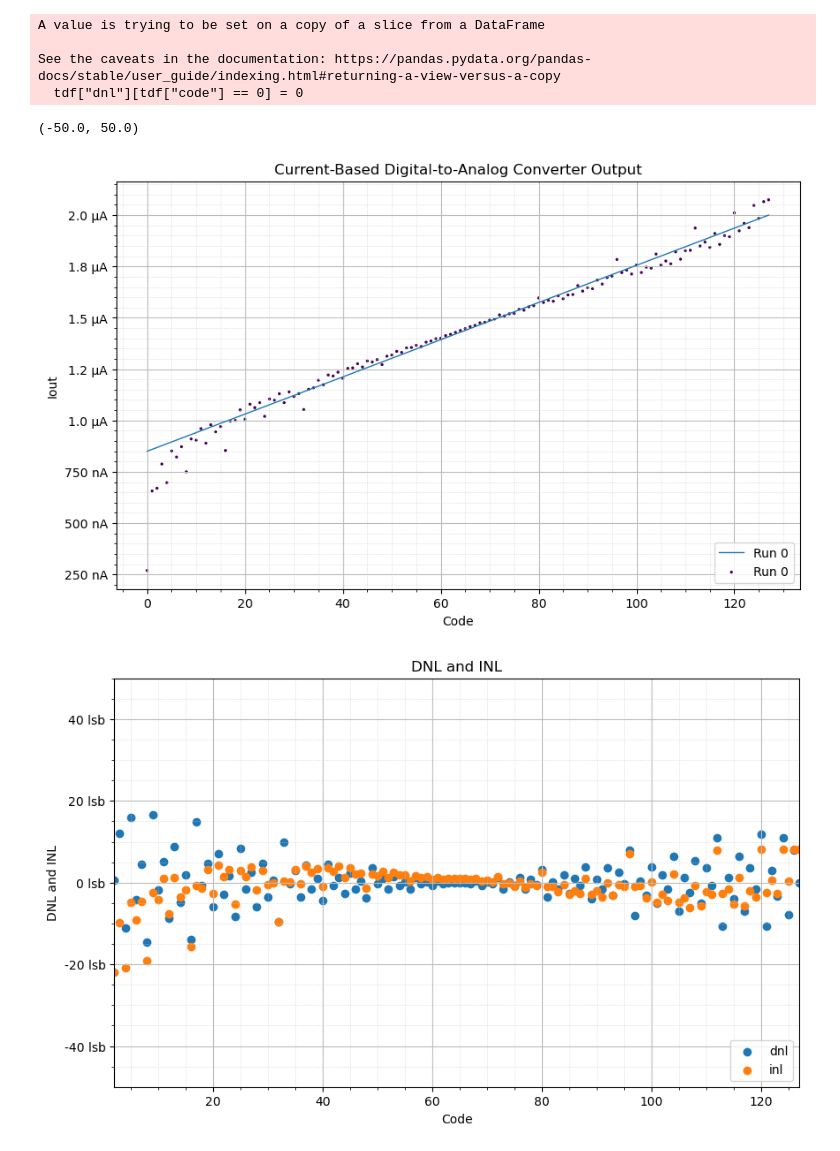
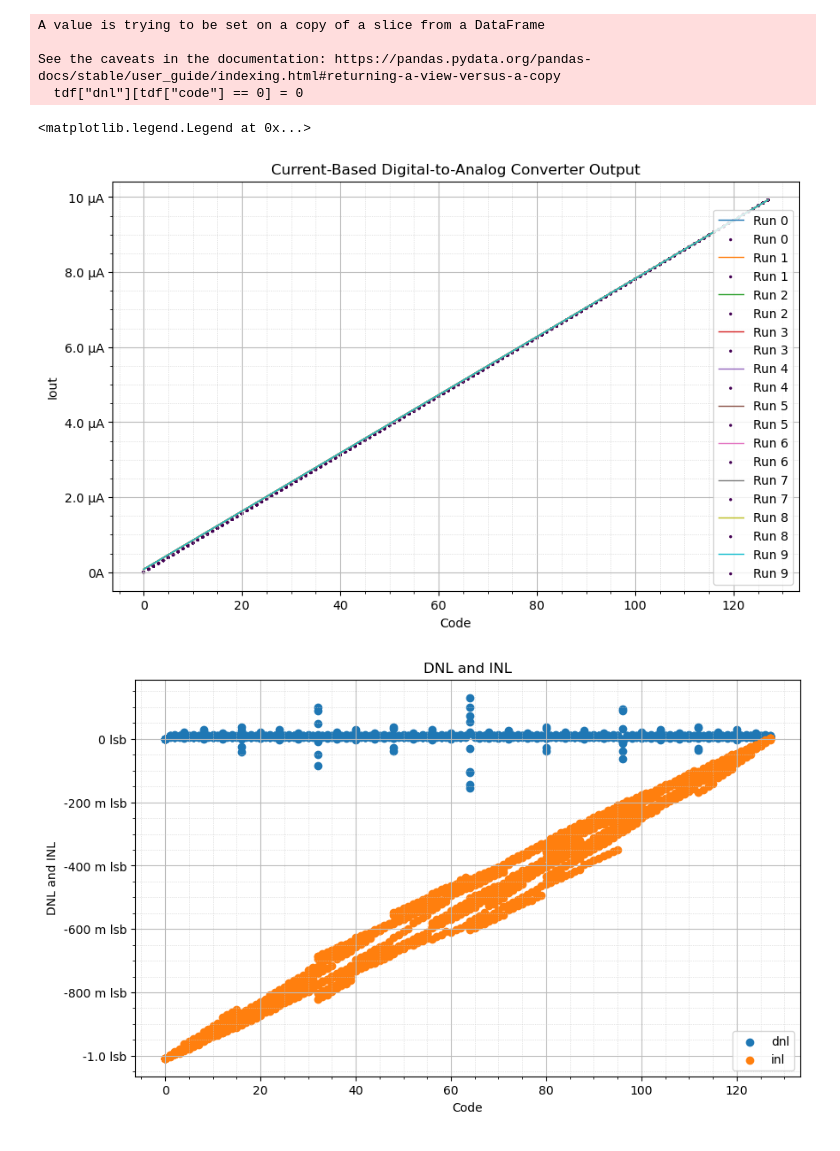
Before and after one commit to James-Jagielski/7-bit-D-A-converter-MP4-MADVLSI, a Jupyter notebook: schematics/simulations/plot_dac_mc.ipynb, the cells around one changed output. Cells and saved outputs as stored; diff of their text form; code cells hidden in the pictures.

```diff
--- a/schematics/simulations/plot_dac_mc.ipynb
+++ b/schematics/simulations/plot_dac_mc.ipynb
@@ -10,7 +10,8 @@ n_bits = 7
 n_codes = 2 ** n_bits
 mc_simulations = []
 # results_dir = "ieee_DAC/simulation_results/"
-results_dir = "ieee_DAC/dac_with_external_bias_gen/test_71"
+# results_dir = "ieee_DAC/dac_with_external_bias_gen/test_70"
+results_dir = "ieee_DAC/dac_with_external_bias_gen/test_4"
 
 for filenum, filename in enumerate(os.listdir(results_dir)):
     df = pd.read_csv(os.path.join(results_dir, filename), delimiter = "\s+")
@@ -38,10 +39,11 @@ plt.figure(figsize = (10, 6))
 mc_helper.axes_labels("Code", "", "Iout", "A", "Current-Based Digital-to-Analog Converter Output")
 mc_helper.make_grids()
 
-# Iout_for_max_code = np.mean(tdf["Iout"][tdf["code"] == max(tdf["code"])])
+Iout_for_max_code = np.mean(tdf["Iout"][tdf["code"] == max(tdf["code"])])
 # Iout_for_min_code = np.mean(tdf["Iout"][tdf["code"] == min(tdf["code"])+1])
-Iout_for_max_code = 2e-6
-Iout_for_min_code = 850e-9
+Iout_for_min_code = 0
+# Iout_for_max_code = 2e-6
+# Iout_for_min_code = 850e-9
 lsb = (Iout_for_max_code - Iout_for_min_code) / (n_codes - 1)
 tdf["Iout_ideal"] = lsb * tdf["code"] + Iout_for_min_code
 tdf["Iout_error"] = tdf["Iout"] - tdf["Iout_ideal"]
@@ -73,6 +75,6 @@ mc_helper.make_grids()
 plt.scatter(tdf["code"], tdf["dnl"], label = "dnl")
 plt.scatter(tdf["code"], tdf["inl"], label = "inl")
 plt.legend(loc = "lower right")
-plt.xlim(2, 127)
-plt.ylim(-50, 50)
+# plt.xlim(2, 127)
+# plt.ylim(-50, 50)
 # %% [output]
@@ -93,7 +95,7 @@ Final dataframe:
 A value is trying to be set on a copy of a slice from a DataFrame
 
 See the caveats in the documentation: https://pandas.pydata.org/pandas-docs/stable/user_guide/indexing.html#returning-a-view-versus-a-copy
   tdf["dnl"][tdf["code"] == 0] = 0
-(-50.0, 50.0)
+<matplotlib.legend.Legend at 0x...>
-[figure, old version]
+[figure, new version]
-[figure, old version]
+[figure, new version]
```
Also changed, not shown: parts of 1 cell of this notebook, 16 other files.
